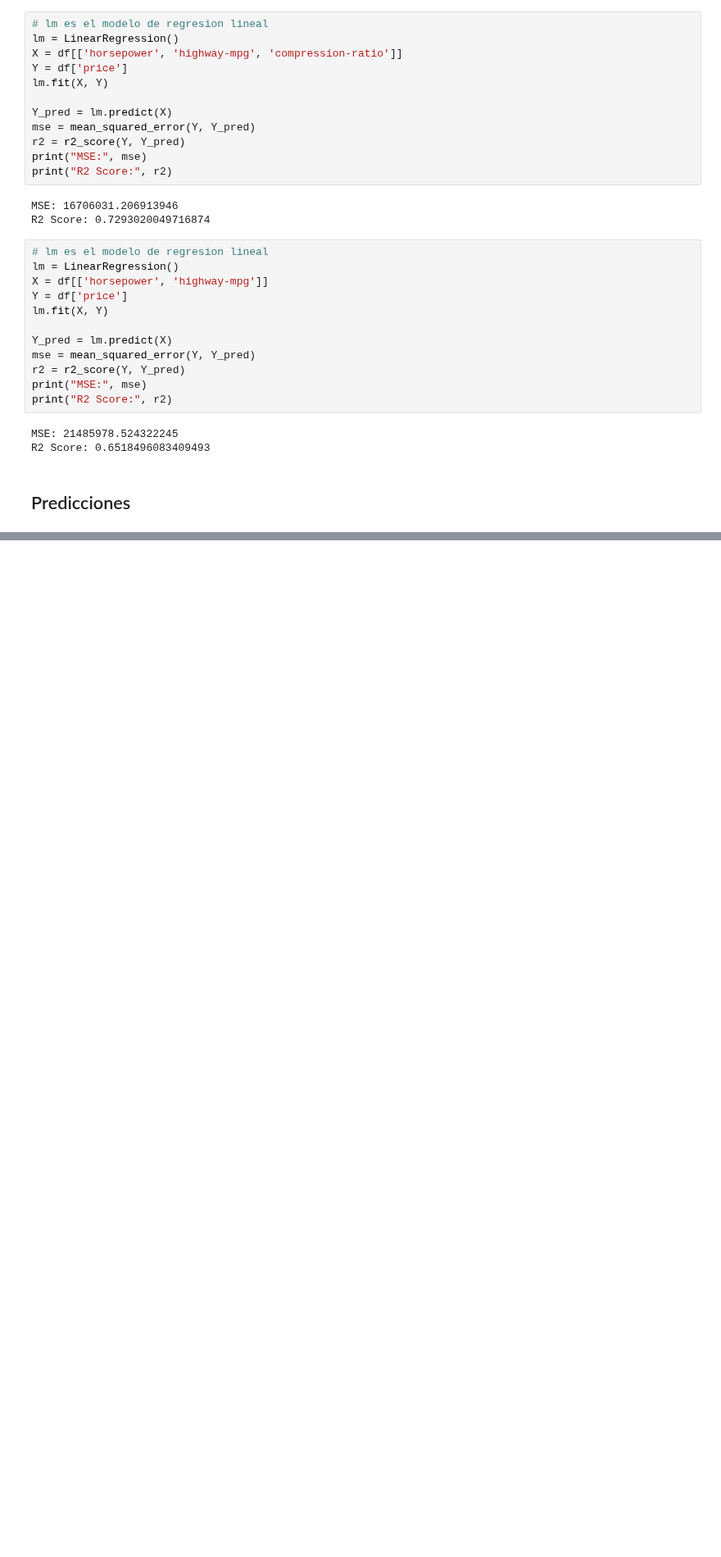
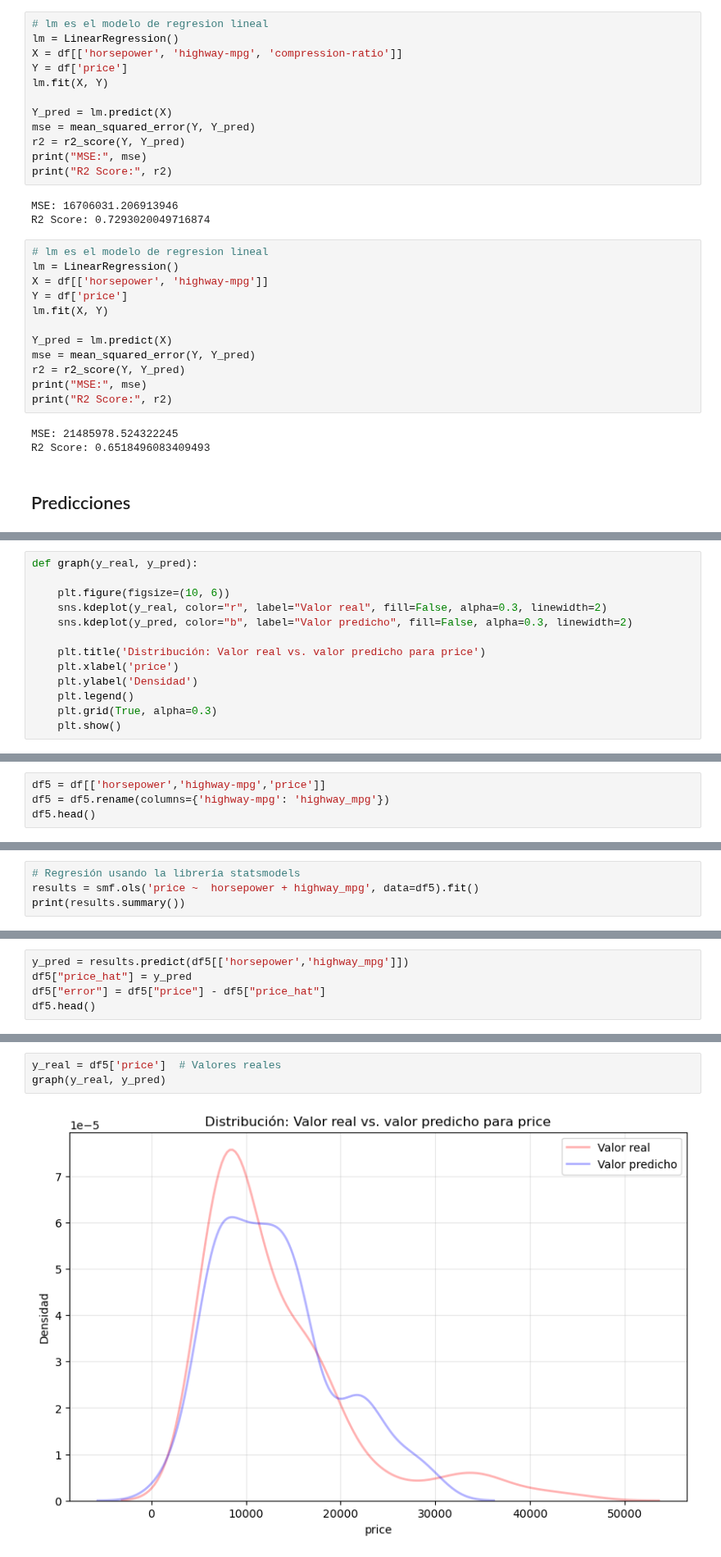
Before and after one commit to jgomezz/cpe_ciencia_datos_python, a Jupyter notebook: mod3_analitica_datos_python/semana_03_desarrollo_modelo.ipynb, the cells around one changed output, grey strips where cells are left out. Shown at 82% size. Saved outputs shown, nothing was run; the diff lists cells and outputs as text; blank space fills up the shorter version.

```diff
--- a/mod3_analitica_datos_python/semana_03_desarrollo_modelo.ipynb
+++ b/mod3_analitica_datos_python/semana_03_desarrollo_modelo.ipynb
@@ -464 +456,14 @@ df1.head()
+# %%
+def graph(y_real, y_pred):
+
+    plt.figure(figsize=(10, 6))
+    sns.kdeplot(y_real, color="r", label="Valor real", fill=False, alpha=0.3, linewidth=2)
+    sns.kdeplot(y_pred, color="b", label="Valor predicho", fill=False, alpha=0.3, linewidth=2)
+
+    plt.title('Distribución: Valor real vs. valor predicho para price')
+    plt.xlabel('price')
+    plt.ylabel('Densidad')
+    plt.legend()
+    plt.grid(True, alpha=0.3)
+    plt.show()
 # %%
@@ -502,0 +655,4 @@ df1.head()
+# %%
+df5 = df[['horsepower','highway-mpg','price']]
+df5 = df5.rename(columns={'highway-mpg': 'highway_mpg'})
+df5.head()
@@ -502,0 +666,4 @@ df1.head()
+# %%
+# Regresión usando la librería statsmodels
+results = smf.ols('price ~  horsepower + highway_mpg', data=df5).fit()
+print(results.summary())
@@ -502,0 +688,5 @@ df1.head()
+# %%
+y_pred = results.predict(df5[['horsepower','highway_mpg']])
+df5["price_hat"] = y_pred
+df5["error"] = df5["price"] - df5["price_hat"]
+df5.head()
@@ -502,0 +700,5 @@ df1.head()
+# %%
+y_real = df5['price']  # Valores reales
+graph(y_real, y_pred)
+# %% [output]
+[figure, added]
```
Also changed, not shown: parts of 17 cells of this notebook.
